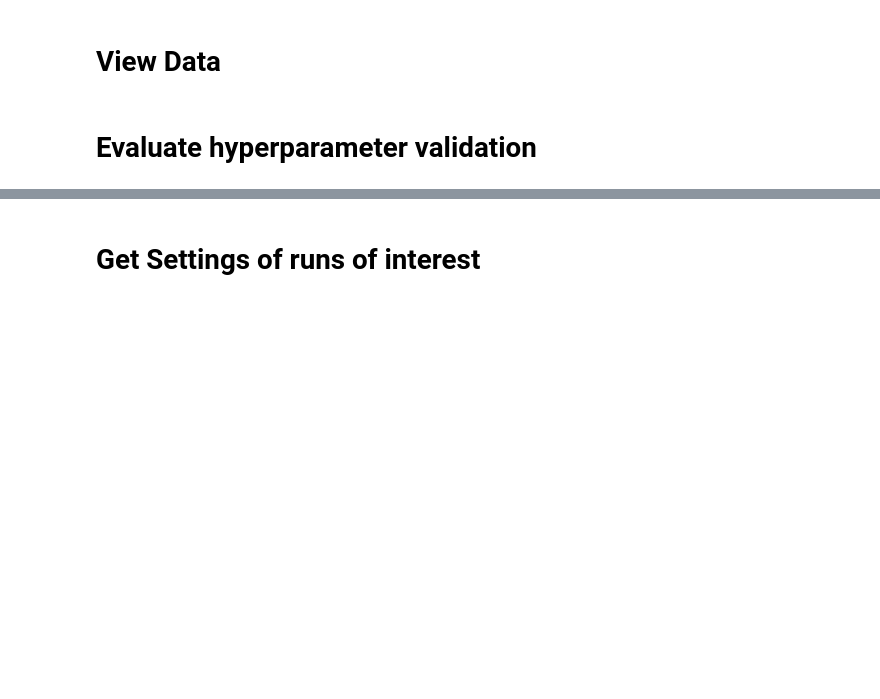
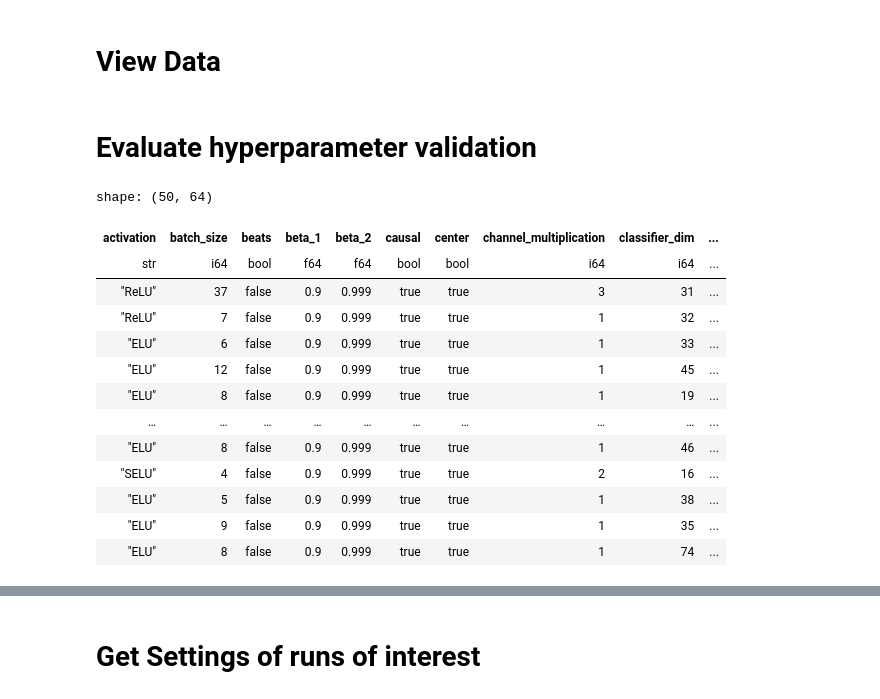
Before and after one commit to MarcelLieb/Automatic-Drum-Transcription, a Jupyter notebook: evaluate_experiments.ipynb, the cells around one changed output, grey strips where cells are left out. Drawn from its saved outputs; the diff is of its cells as text; code cells hidden in the pictures; blank space fills up the shorter version.

```diff
--- a/evaluate_experiments.ipynb
+++ b/evaluate_experiments.ipynb
@@ -681,7 +673,22 @@ output_dir = "processed/CRNN/Vogl/Validation"
 hparams = pl.read_parquet(f"{output_dir}/hparams.parquet")
 scores = pl.read_parquet(f"{output_dir}/scores.parquet").filter(pl.col("F-Score").is_null()).drop("F-Score")
 # %%
-scores
+hparams
+# %% [output]
+shape: (50, 64)
+| activation | batch_size | beats | beta_1 | beta_2 | causal | center | channel_multiplication | classifier_dim | ... |
+| str | i64 | bool | f64 | f64 | bool | bool | i64 | i64 | ... |
+| "ReLU" | 37 | false | 0.9 | 0.999 | true | true | 3 | 31 | ... |
+| "ReLU" | 7 | false | 0.9 | 0.999 | true | true | 1 | 32 | ... |
+| "ELU" | 6 | false | 0.9 | 0.999 | true | true | 1 | 33 | ... |
+| "ELU" | 12 | false | 0.9 | 0.999 | true | true | 1 | 45 | ... |
+| "ELU" | 8 | false | 0.9 | 0.999 | true | true | 1 | 19 | ... |
+| … | … | … | … | … | … | … | … | … | ... |
+| "ELU" | 8 | false | 0.9 | 0.999 | true | true | 1 | 46 | ... |
+| "SELU" | 4 | false | 0.9 | 0.999 | true | true | 2 | 16 | ... |
+| "ELU" | 5 | false | 0.9 | 0.999 | true | true | 1 | 38 | ... |
+| "ELU" | 9 | false | 0.9 | 0.999 | true | true | 1 | 35 | ... |
+| "ELU" | 8 | false | 0.9 | 0.999 | true | true | 1 | 74 | ... |
 # %%
 group_index = hparams.sort("dir_name").group_by("learning_rate", maintain_order=True).agg("dir_name").drop("learning_rate").with_row_index("group").explode("dir_name")
 params = hparams.join(group_index, on="dir_name")
```
Also changed, not shown: parts of 15 cells of this notebook, 1 other file.
